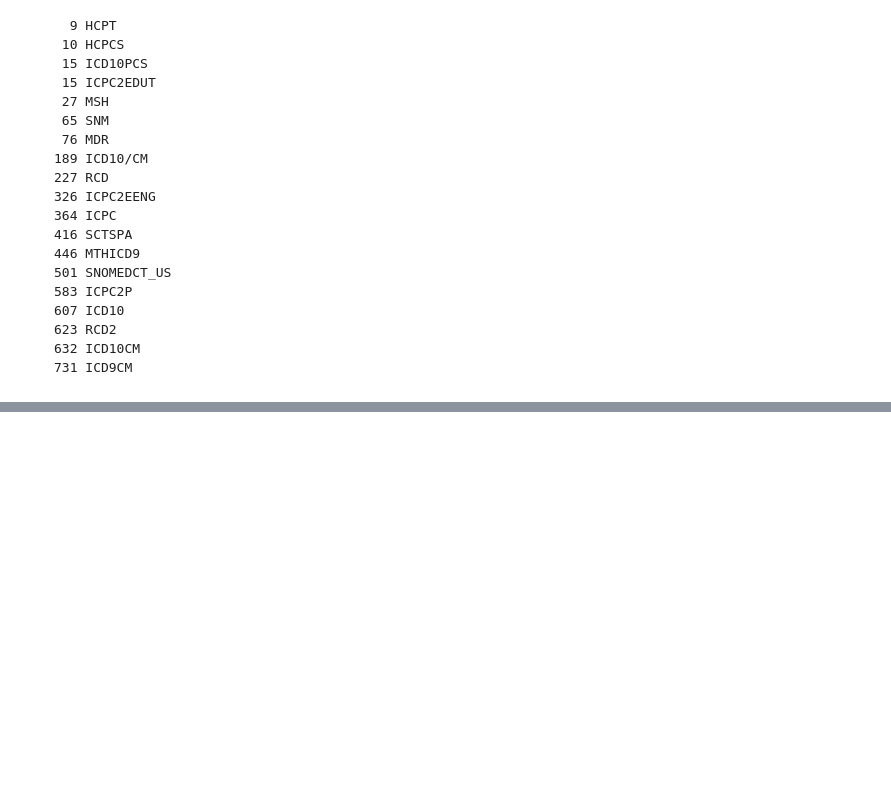
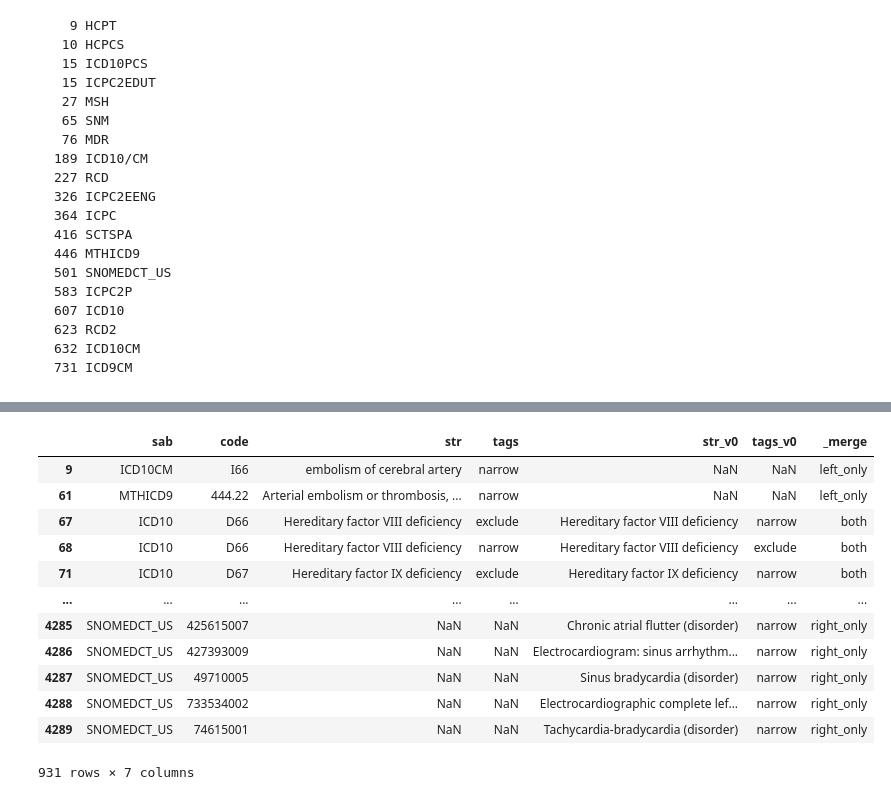
Before and after one commit to VAC4EU/Codemapper, a Jupyter notebook: AESI-import/overview.ipynb, the cells around one changed output, grey strips where cells are left out. Saved outputs shown, nothing was run; the diff lists cells and outputs as text; code cells hidden in the pictures; blank space fills up the shorter version.

```diff
--- a/AESI-import/overview.ipynb
+++ b/AESI-import/overview.ipynb
@@ -131,0 +236,16 @@ echo 'select state from case_definitions ' \
+# %%
+diff[changed_tags]
+# %% [output]
+|  | sab | code | str | tags | str_v0 | tags_v0 | _merge |
+| 9 | ICD10CM | I66 | embolism of cerebral artery | narrow | NaN | NaN | left_only |
+| 61 | MTHICD9 | 444.22 | Arterial embolism or thrombosis, ... | narrow | NaN | NaN | left_only |
+| 67 | ICD10 | D66 | Hereditary factor VIII deficiency | exclude | Hereditary factor VIII deficiency | narrow | both |
+| 68 | ICD10 | D66 | Hereditary factor VIII deficiency | narrow | Hereditary factor VIII deficiency | exclude | both |
+| 71 | ICD10 | D67 | Hereditary factor IX deficiency | exclude | Hereditary factor IX deficiency | narrow | both |
+| ... | ... | ... | ... | ... | ... | ... | ... |
+| 4285 | SNOMEDCT_US | 425615007 | NaN | NaN | Chronic atrial flutter (disorder) | narrow | right_only |
+| 4286 | SNOMEDCT_US | 427393009 | NaN | NaN | Electrocardiogram: sinus arrhythm... | narrow | right_only |
+| 4287 | SNOMEDCT_US | 49710005 | NaN | NaN | Sinus bradycardia (disorder) | narrow | right_only |
+| 4288 | SNOMEDCT_US | 733534002 | NaN | NaN | Electrocardiographic complete lef... | narrow | right_only |
+| 4289 | SNOMEDCT_US | 74615001 | NaN | NaN | Tachycardia-bradycardia (disorder) | narrow | right_only |
+931 rows × 7 columns
```
Also changed, not shown: parts of 11 cells of this notebook, 4 other files.
